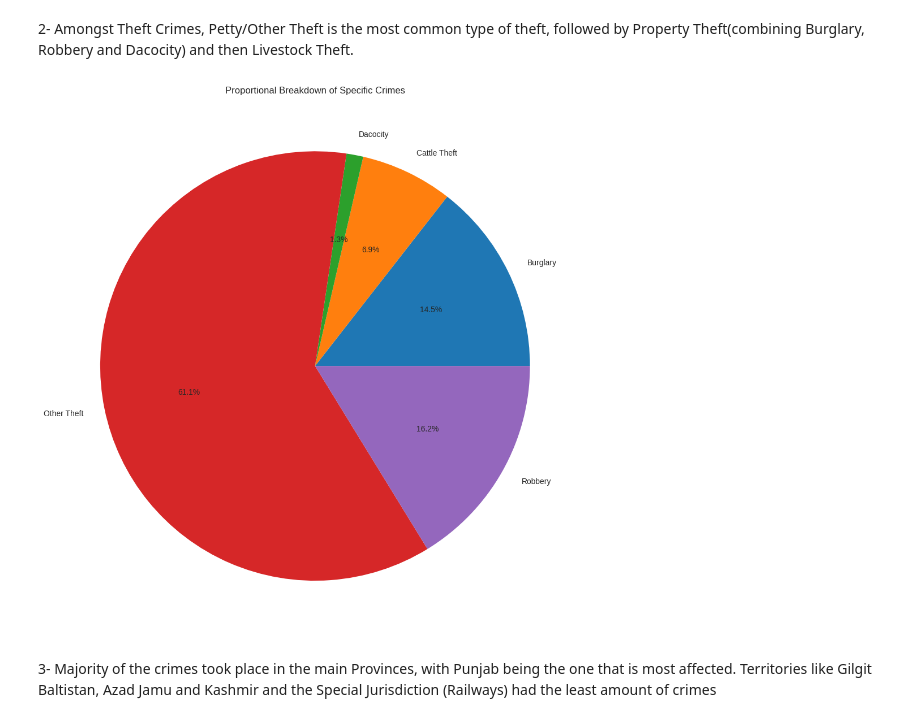
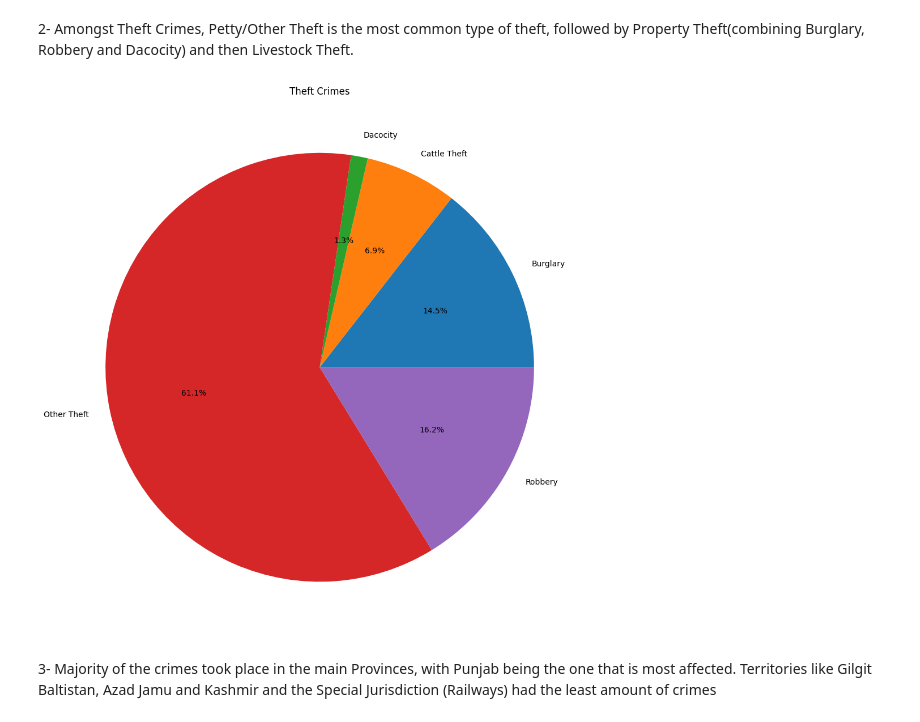
Before and after one commit to hassanfasih131-cpu/Crime_Pakistan, a Jupyter notebook: Crime_Pakistan.ipynb, the cells around one changed output. Cells and saved outputs as stored; diff of their text form; code cells hidden in the pictures.

```diff
--- a/Crime_Pakistan.ipynb
+++ b/Crime_Pakistan.ipynb
@@ -140,17 +141,17 @@ Text(0, 0.5, 'Total Count')
 # %%
 filtered_data = dataS[dataS["Type of Crime"].isin(["Cattle Theft","Burglary", "Robbery", "Dacocity","Other Theft"])]
 crime_shares = filtered_data.groupby("Type of Crime")["Crime Count"].sum()
 plt.figure(figsize=(10, 10))
 plt.pie(
     crime_shares,
     labels=crime_shares.index,
     autopct="%1.1f%%",
 )
-plt.title("Proportional Breakdown of Specific Crimes")
+plt.title("Theft Crimes")
 plt.tight_layout()
 plt.show()
 # %% [output]
-[figure, old version]
+[figure, new version]
 # %% [markdown]
 3- Majority of the crimes took place in the main Provinces, with Punjab being the one that is most affected. Territories like Gilgit Baltistan, Azad Jamu and Kashmir and the Special Jurisdiction (Railways) had the least amount of crimes
 # %%
```
Also changed, not shown: parts of 11 cells of this notebook.
